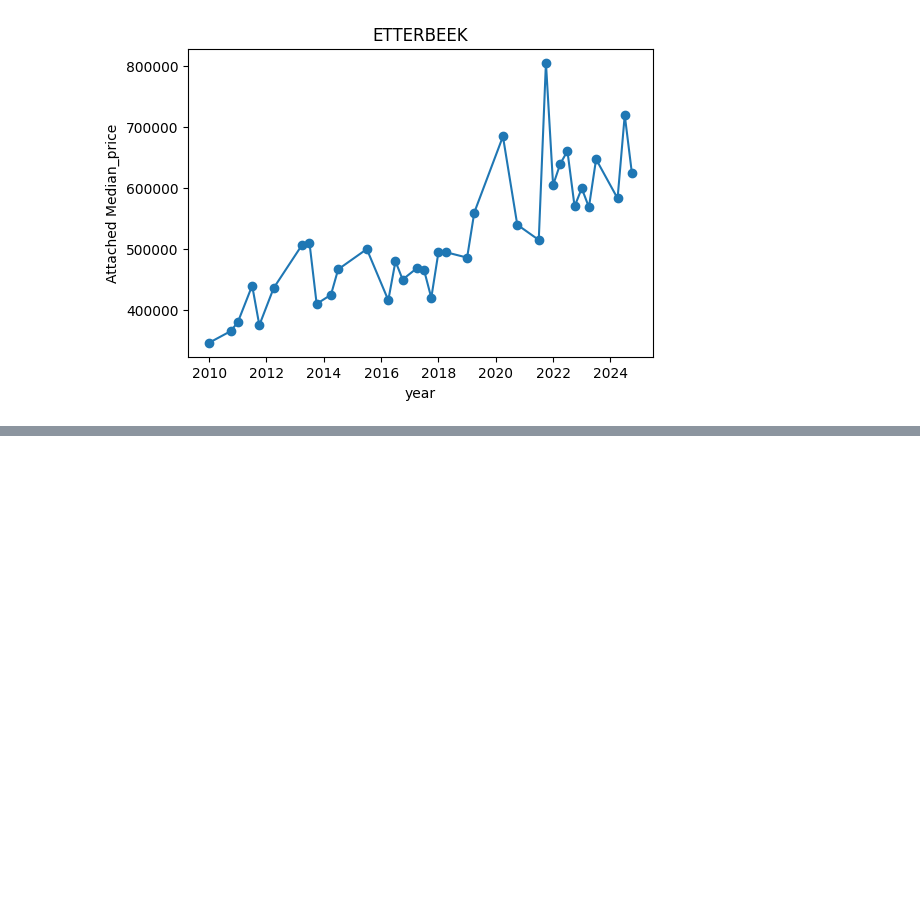
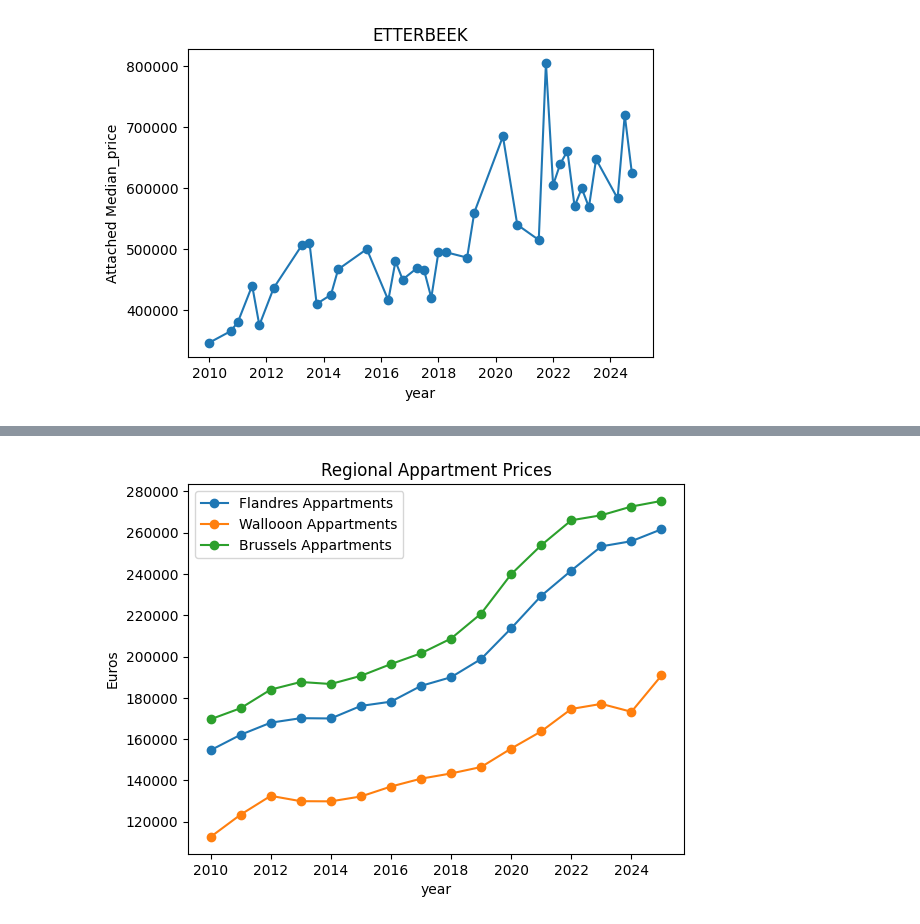
Before and after one commit to DSP-Tan/belgian_real_estate, a Jupyter notebook: visualisation.ipynb, the cells around one changed output, grey strips where cells are left out. Cells and saved outputs as stored; diff of their text form; code cells hidden in the pictures; blank space fills up the shorter version.

Commit message:
Regional plots

```diff
--- a/visualisation.ipynb
+++ b/visualisation.ipynb
@@ -57,2 +81,12 @@ plot_agg_vs_time(df, "q2_1", "fart", "ETTERBEEK", ax)
 # %% [output]
 [figure]
+# %%
+cols_to_group = [ "n_1","q1_1","q2_1", "q3_1", "n_2", "q1_2", "q2_2", "q3_2", "n_3", "q1_3", "q2_3", "q3_3"]
+regions = (
+    df
+    .groupby(["region","year"],group_keys=False)[cols_to_group]
+    .apply(weighted_agg)
+    .reset_index()
+    .sort_values(by="year")
+)
+regions.head()
@@ -58,0 +100,28 @@ plot_agg_vs_time(df, "q2_1", "fart", "ETTERBEEK", ax)
+# %%
+flandres = regions[regions.region=="02000"]
+wallonia = regions[regions.region=="03000"]
+brussels = regions[regions.region=="04000"]
+
+col = "q2_3"
+
+plt.plot(flandres.year,flandres[col],marker="o", label="Flandres Appartments")
+plt.xlabel("year")
+plt.ylabel("Euros")
+plt.title("Regional Appartment Prices");
+
+
+plt.plot(wallonia.year,wallonia[col],marker="o", label="Wallooon Appartments")
+plt.xlabel("year")
+plt.ylabel("Euros")
+plt.title("Regional Appartment Prices");
+
+
+
+plt.plot(brussels.year,brussels[col],marker="o", label="Brussels Appartments")
+plt.xlabel("year")
+plt.ylabel("Euros")
+plt.title("Regional Appartment Prices");
+
+plt.legend();
+# %% [output]
+[figure, added]
```
Also changed, not shown: parts of 6 cells of this notebook.
